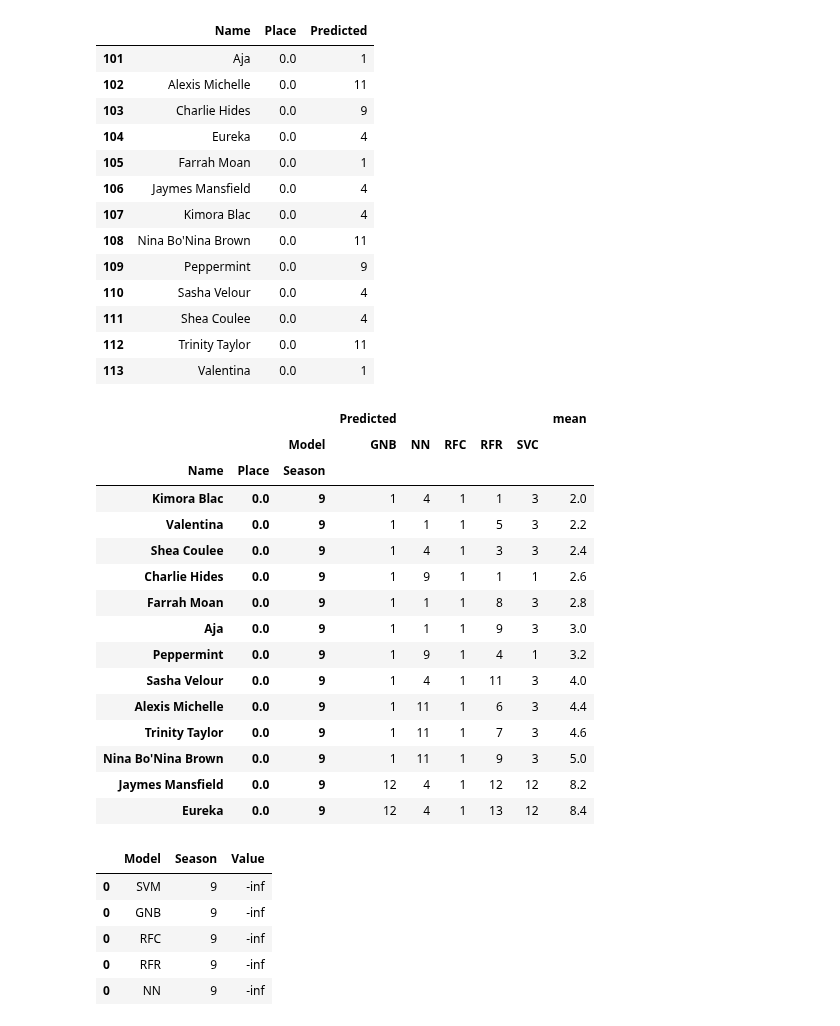
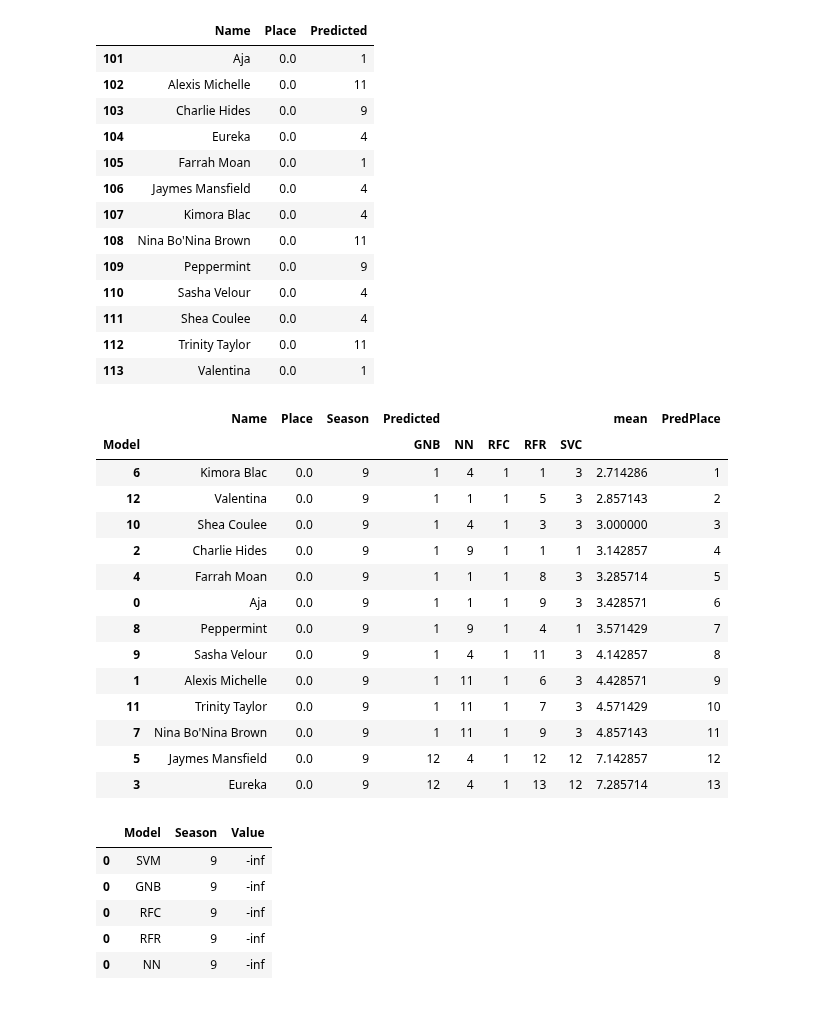
Before and after one commit to telliott27/rupaulsdragrace, a Jupyter notebook: Drag Race Season 9.ipynb, the cells around one changed output. Saved outputs shown, nothing was run; the diff lists cells and outputs as text; code cells hidden in the pictures.

```diff
--- a/Drag Race Season 9.ipynb
+++ b/Drag Race Season 9.ipynb
@@ -263,4 +265,24 @@ for model in the_models:
     n += 1
 # %%
 resultsTable = pred_df.pivot_table(index=('Name','Place','Season'),columns='Model').sortlevel(['Season','Place'])
+resultsTable = resultsTable.reset_index()
 resultsTable['mean'] = resultsTable.mean(axis=1)
+resultsTable['PredPlace'] = rankdata(resultsTable['mean'],method='min')
+resultsTable.to_csv('PredictedSeason9.csv')
+resultsTable.sort_values(by='mean')
+# %% [output]
+|  | Name | Place | Season | Predicted |  |  |  |  | mean | PredPlace |
+| Model |  |  |  | GNB | NN | RFC | RFR | SVC |  |  |
+| 6 | Kimora Blac | 0.0 | 9 | 1 | 4 | 1 | 1 | 3 | 2.714286 | 1 |
+| 12 | Valentina | 0.0 | 9 | 1 | 1 | 1 | 5 | 3 | 2.857143 | 2 |
+| 10 | Shea Coulee | 0.0 | 9 | 1 | 4 | 1 | 3 | 3 | 3.000000 | 3 |
+| 2 | Charlie Hides | 0.0 | 9 | 1 | 9 | 1 | 1 | 1 | 3.142857 | 4 |
+| 4 | Farrah Moan | 0.0 | 9 | 1 | 1 | 1 | 8 | 3 | 3.285714 | 5 |
+| 0 | Aja | 0.0 | 9 | 1 | 1 | 1 | 9 | 3 | 3.428571 | 6 |
+| 8 | Peppermint | 0.0 | 9 | 1 | 9 | 1 | 4 | 1 | 3.571429 | 7 |
+| 9 | Sasha Velour | 0.0 | 9 | 1 | 4 | 1 | 11 | 3 | 4.142857 | 8 |
+| 1 | Alexis Michelle | 0.0 | 9 | 1 | 11 | 1 | 6 | 3 | 4.428571 | 9 |
+| 11 | Trinity Taylor | 0.0 | 9 | 1 | 11 | 1 | 7 | 3 | 4.571429 | 10 |
+| 7 | Nina Bo'Nina Brown | 0.0 | 9 | 1 | 11 | 1 | 9 | 3 | 4.857143 | 11 |
+| 5 | Jaymes Mansfield | 0.0 | 9 | 12 | 4 | 1 | 12 | 12 | 7.142857 | 12 |
+| 3 | Eureka | 0.0 | 9 | 12 | 4 | 1 | 13 | 12 | 7.285714 | 13 |
@@ -269,22 +289,3 @@ resultsTable.to_csv('PredictedSeason9.csv')
-# %%
-resultsTable.sort_values(by='mean')
-# %% [output]
-|  |  |  | Predicted |  |  |  |  | mean |
-|  |  | Model | GNB | NN | RFC | RFR | SVC |  |
-| Name | Place | Season |  |  |  |  |  |  |
-| Kimora Blac | 0.0 | 9 | 1 | 4 | 1 | 1 | 3 | 2.0 |
-| Valentina | 0.0 | 9 | 1 | 1 | 1 | 5 | 3 | 2.2 |
-| Shea Coulee | 0.0 | 9 | 1 | 4 | 1 | 3 | 3 | 2.4 |
-| Charlie Hides | 0.0 | 9 | 1 | 9 | 1 | 1 | 1 | 2.6 |
-| Farrah Moan | 0.0 | 9 | 1 | 1 | 1 | 8 | 3 | 2.8 |
-| Aja | 0.0 | 9 | 1 | 1 | 1 | 9 | 3 | 3.0 |
-| Peppermint | 0.0 | 9 | 1 | 9 | 1 | 4 | 1 | 3.2 |
-| Sasha Velour | 0.0 | 9 | 1 | 4 | 1 | 11 | 3 | 4.0 |
-| Alexis Michelle | 0.0 | 9 | 1 | 11 | 1 | 6 | 3 | 4.4 |
-| Trinity Taylor | 0.0 | 9 | 1 | 11 | 1 | 7 | 3 | 4.6 |
-| Nina Bo'Nina Brown | 0.0 | 9 | 1 | 11 | 1 | 9 | 3 | 5.0 |
-| Jaymes Mansfield | 0.0 | 9 | 12 | 4 | 1 | 12 | 12 | 8.2 |
-| Eureka | 0.0 | 9 | 12 | 4 | 1 | 13 | 12 | 8.4 |
 # %%
 rank_scores
 # %% [output]
```
Also changed, not shown: parts of 26 cells of this notebook, 2 other files.
